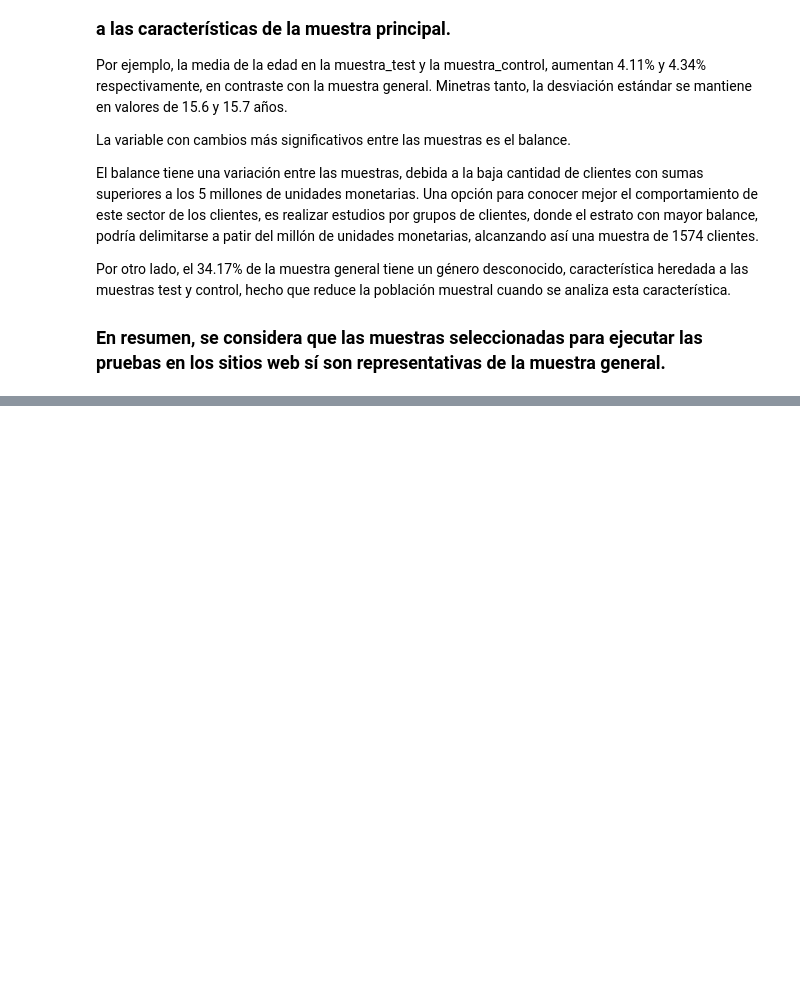
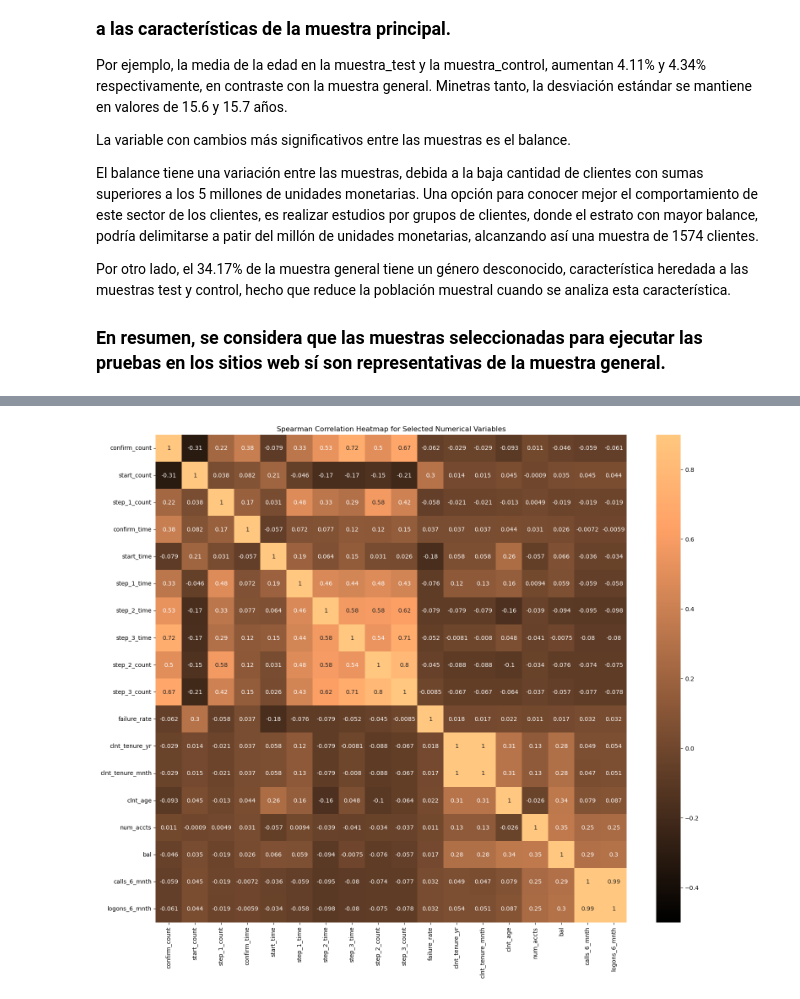
Before and after one commit to estcr/IH-Bank, a Jupyter notebook: main_gerardo.ipynb, the cells around one changed output, grey strips where cells are left out. Cells and saved outputs as stored; diff of their text form; code cells hidden in the pictures; blank space fills up the shorter version.

```diff
--- a/main_gerardo.ipynb
+++ b/main_gerardo.ipynb
@@ -377,0 +396,4 @@ Por otro lado, el 34.17% de la muestra general tiene un género desconocido, car
+# %%
+f.corr_map_spearman(df_control_num,-0.5,0.9)
+# %% [output]
+[figure, added]
```
Also changed, not shown: parts of 6 cells of this notebook, 1 other file.
